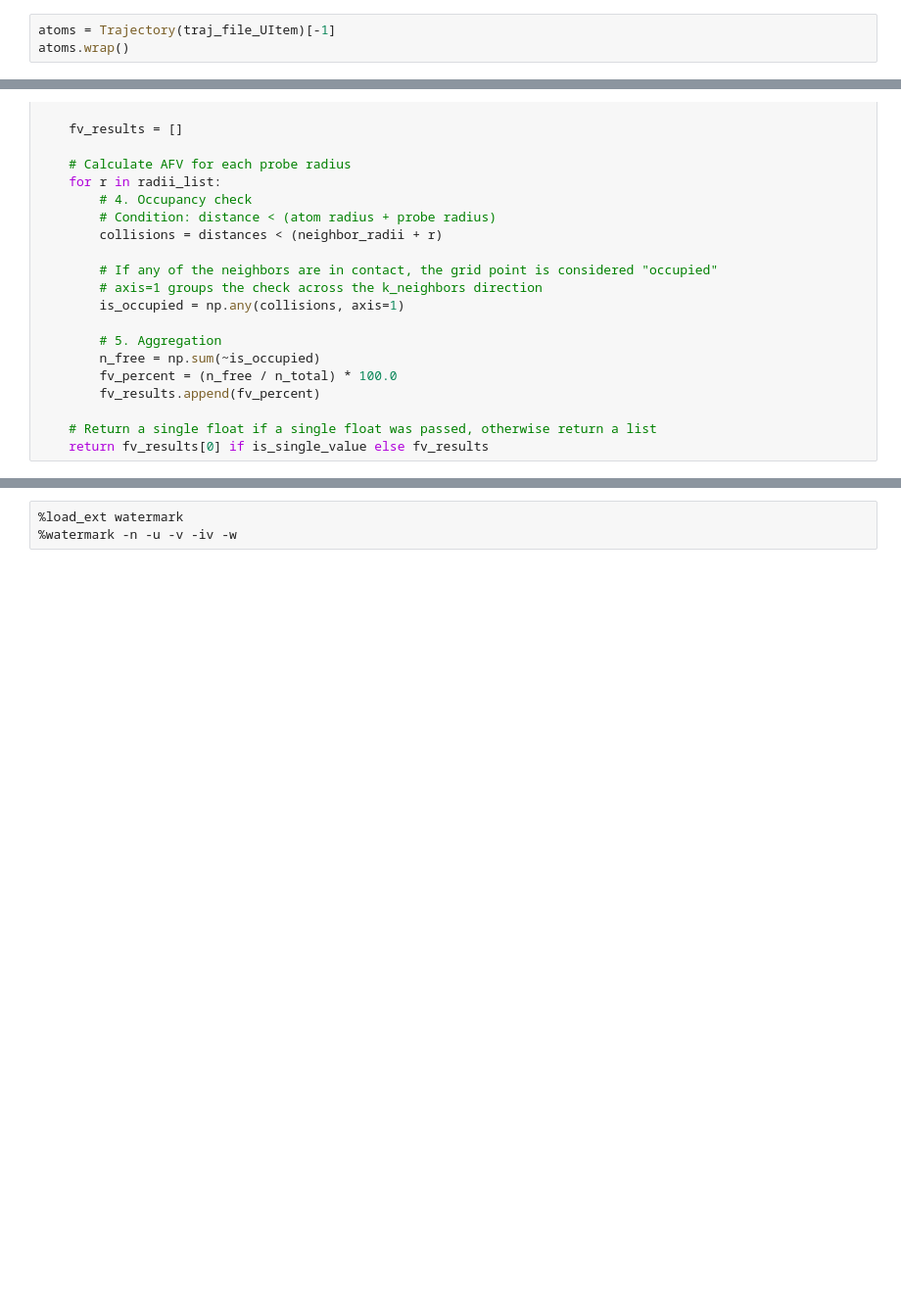
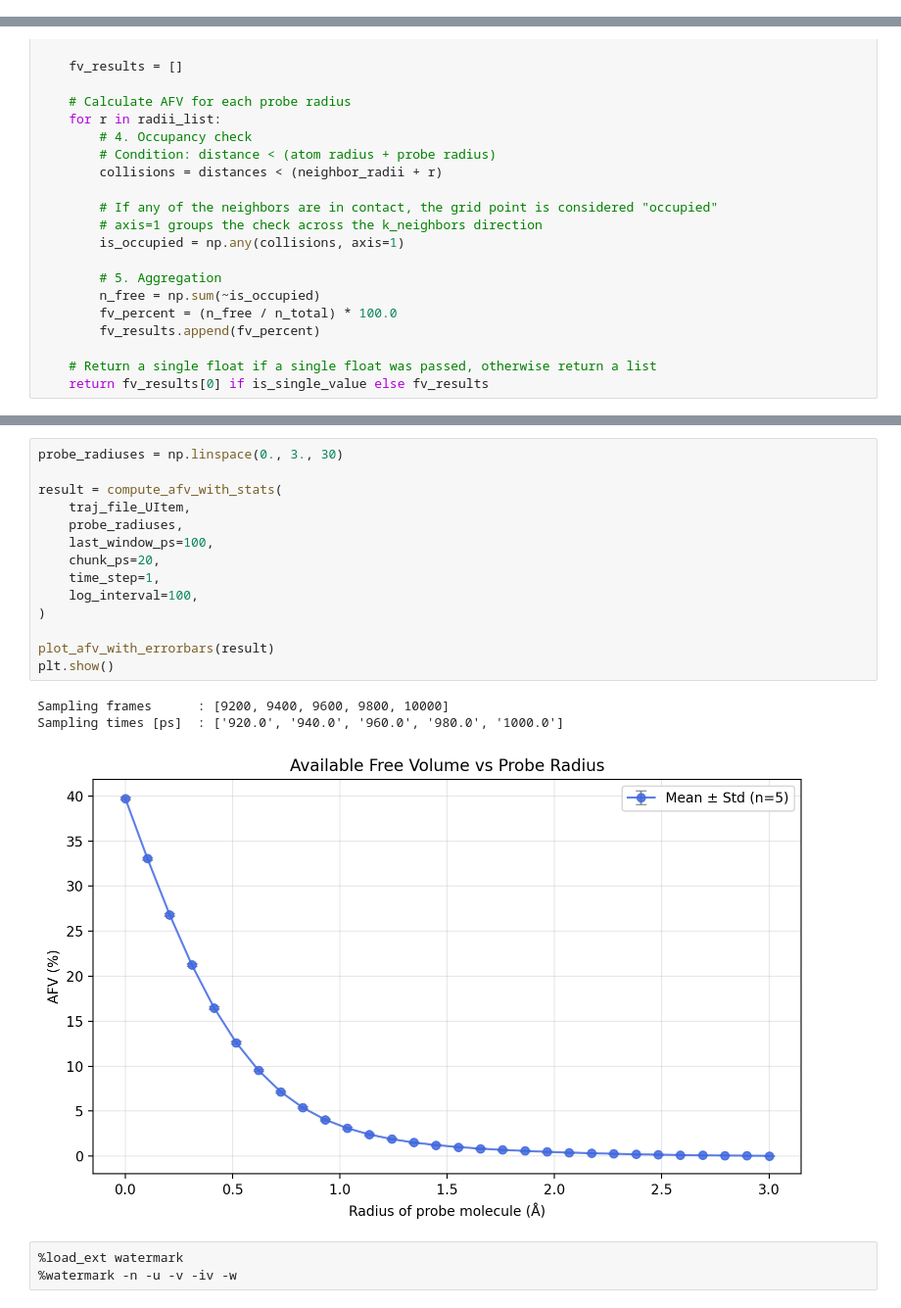
Before and after one commit to matlantis/matlantis-contrib, a Jupyter notebook: matlantis_contrib_examples/freevolume/03_analysis_en.ipynb, the cells around one changed output, grey strips where cells are left out. Shown at 98% size. Saved outputs shown, nothing was run; the diff lists cells and outputs as text; blank space fills up the shorter version.

Commit message:
plot mean and std of AFV

```diff
--- a/matlantis_contrib_examples/freevolume/03_analysis_en.ipynb
+++ b/matlantis_contrib_examples/freevolume/03_analysis_en.ipynb
@@ -87,9 +87,6 @@ traj_file_UItem = glob.glob("output_nPT/UItem_liq_*/nPT_NoseHoover_ParrinelloRah
 view_results(traj_file_UItem)
 # %% [output]
 [figure]
-# %%
-atoms = Trajectory(traj_file_UItem)[-1]
-atoms.wrap()
 # %%
 def get_ase_vdw_radius(symbol):
     """
@@ -214,3 +339,21 @@ plt.show()
+# %%
+probe_radiuses = np.linspace(0., 3., 30)
+
+result = compute_afv_with_stats(
+    traj_file_UItem,
+    probe_radiuses,
+    last_window_ps=100,
+    chunk_ps=20,
+    time_step=1,
+    log_interval=100,
+)
+
+plot_afv_with_errorbars(result)
+plt.show()
+# %% [output]
+Sampling frames      : [9200, 9400, 9600, 9800, 10000]
+Sampling times [ps]  : ['920.0', '940.0', '960.0', '980.0', '1000.0']
+[figure, added]
 # %%
 %load_ext watermark
 %watermark -n -u -v -iv -w
```
Also changed, not shown: parts of 3 cells of this notebook, 1 other file.
